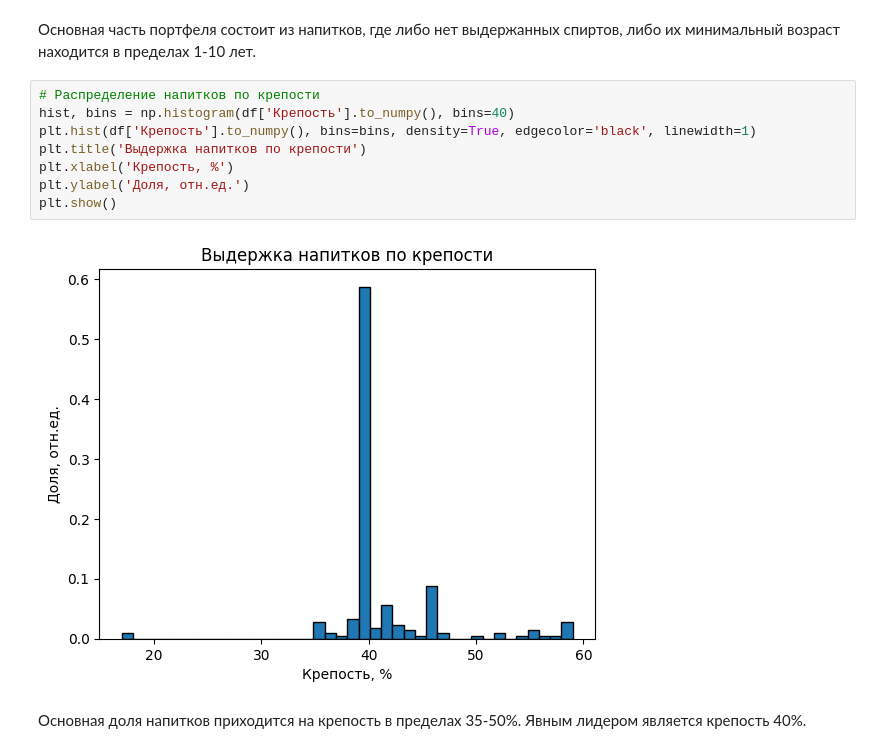
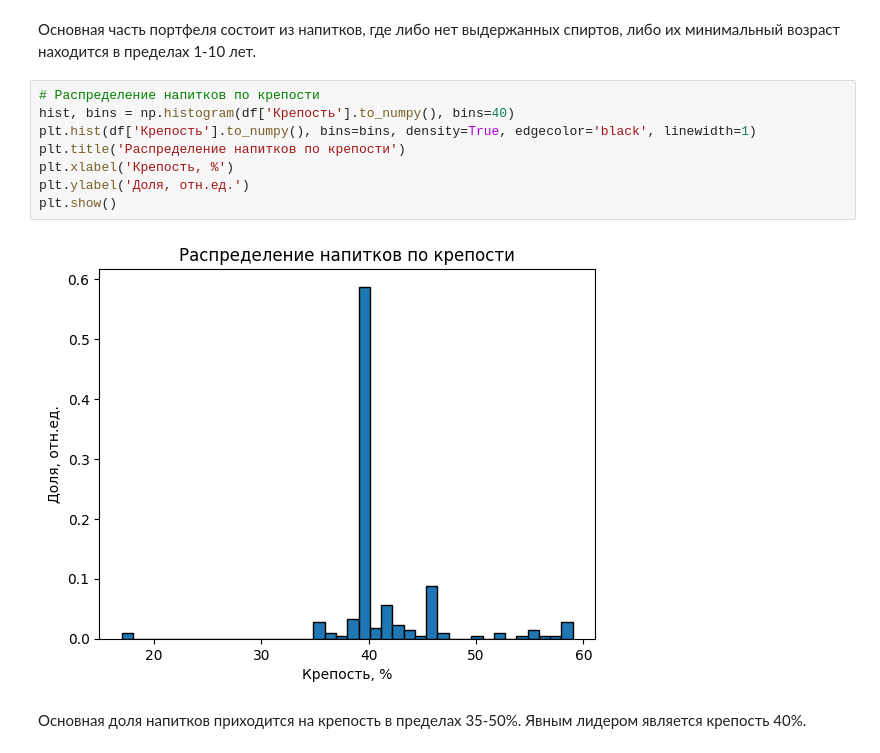
Before and after one commit to avkolchin1995/Spirits-Clustering, a Jupyter notebook: Spirits-Clustering.ipynb, the cells around one changed output. Saved outputs shown, nothing was run; the diff lists cells and outputs as text.

```diff
--- a/Spirits-Clustering.ipynb
+++ b/Spirits-Clustering.ipynb
@@ -133,12 +133,12 @@ plt.show()
 # %%
 # Распределение напитков по крепости
 hist, bins = np.histogram(df['Крепость'].to_numpy(), bins=40)
 plt.hist(df['Крепость'].to_numpy(), bins=bins, density=True, edgecolor='black', linewidth=1)
-plt.title('Выдержка напитков по крепости')
+plt.title('Распределение напитков по крепости')
 plt.xlabel('Крепость, %')
 plt.ylabel('Доля, отн.ед.')
 plt.show()
 # %% [output]
-[figure, old version]
+[figure, new version]
 # %% [markdown]
 Основная доля напитков приходится на крепость в пределах 35-50%. Явным лидером является крепость 40%.
```
Also changed, not shown: parts of 3 cells of this notebook.
